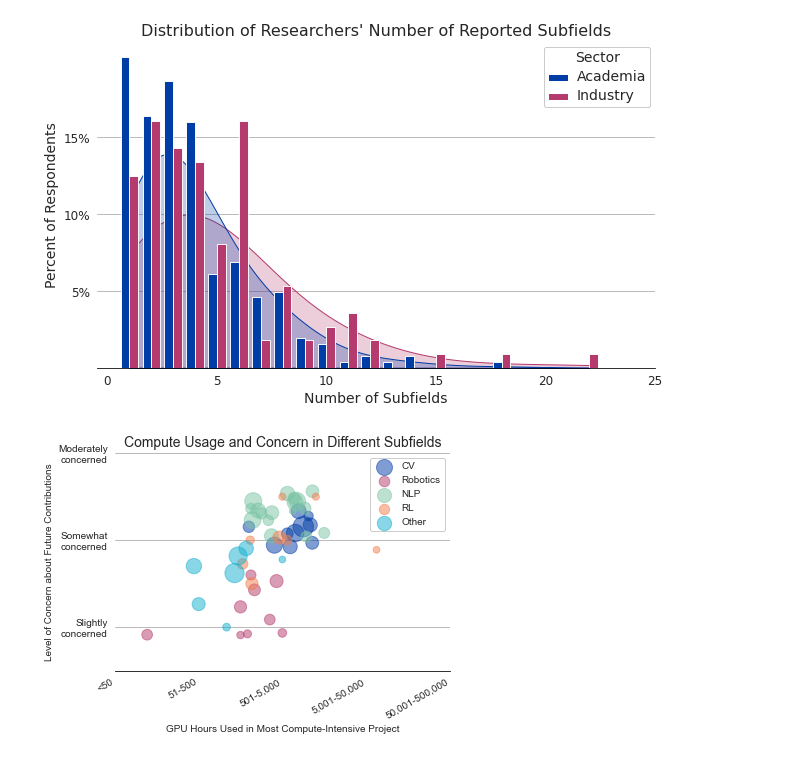
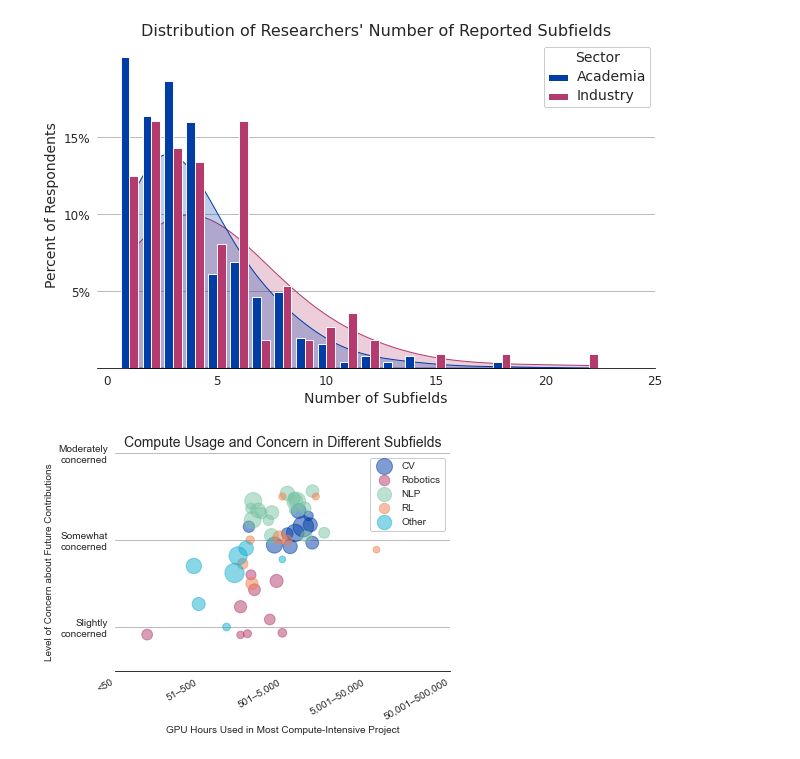
Before and after one commit to georgetown-cset/Compute_Survey_2022, a Jupyter notebook: scripts/codebook.ipynb, the cells around one changed output. Saved outputs shown, nothing was run; the diff lists cells and outputs as text; code cells hidden in the pictures.

```diff
--- a/scripts/codebook.ipynb
+++ b/scripts/codebook.ipynb
@@ -2094,35 +2092,35 @@ fig, ax = plt.subplots(figsize = (6, 4))
 # Loop over each top-level field to calculate the average GPU-consumption and average concern for each subfield
 for (i, field), subfields in zip(enumerate(fields), [cv_subfields, robotics_subfields, nlp_subfields, rl_subfields, other_subfields]):
     avg_gpus = []
     avg_concern = []
     n = []
 
     # For each subfield in the list corresponding to the high-level field then extract the relevant values and save them
     for subfield in subfields:
         avg_gpus.append(df[df[subfield] == 1].CompGPUs.mean())
         avg_concern.append(df[df[subfield] == 1].ContributionConcern.mean())
         n.append(df[subfield].sum() * 5)  # Multiplying by five seems to make the resulting visualization best when passed to plt.scatter
 
     # Add the resulting data to the scatterplot
     ax.scatter(avg_gpus, avg_concern, s = n, c = colors[i], label = field, alpha = 0.5)
 
 # Add a bunch of formatting
 ax.set_xticks(range(1, 6))
-ax.set_xticklabels(['<50', '51-500', '501-5,000', '5,001-50,000', '50,001-500,000'], rotation=30, ha='right')
+ax.set_xticklabels(['<50', '51–500', '501–5,000', '5,001–50,000', '50,001–500,000'], rotation=30, ha='right')
 ax.set_xlabel('GPU Hours Used in Most Compute-Intensive Project')
 ax.set_yticks([0.5, 1, 2, 3])
 ax.set_yticklabels(['', 'Slightly\nconcerned', 'Somewhat\nconcerned', 'Moderately\nconcerned'])
 ax.set_ylabel('Level of Concern about Future Contributions')
 ax.set_title('Compute Usage and Concern in Different Subfields')
 ax.legend()
 
 # Save the resulting image
 plt.savefig(f'../results/figures/FigC2.jpg', dpi=300, bbox_inches='tight')
 
 plt.show()
 plt.close()
 # %% [output]
-[figure, old version]
+[figure, new version]
 # %%
 fig, ax = plt.subplots(figsize = (6, 9))
 
```
Also changed, not shown: parts of 10 cells of this notebook, 16 other files.
